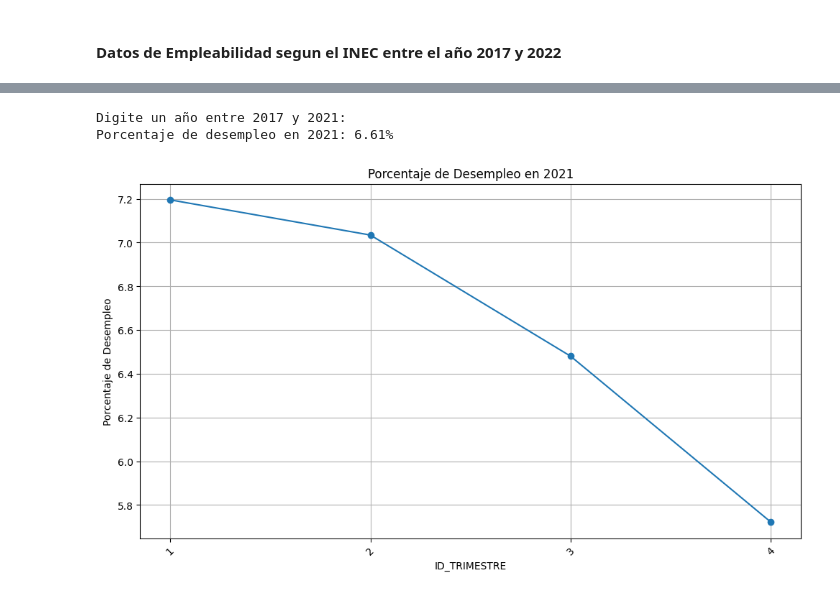
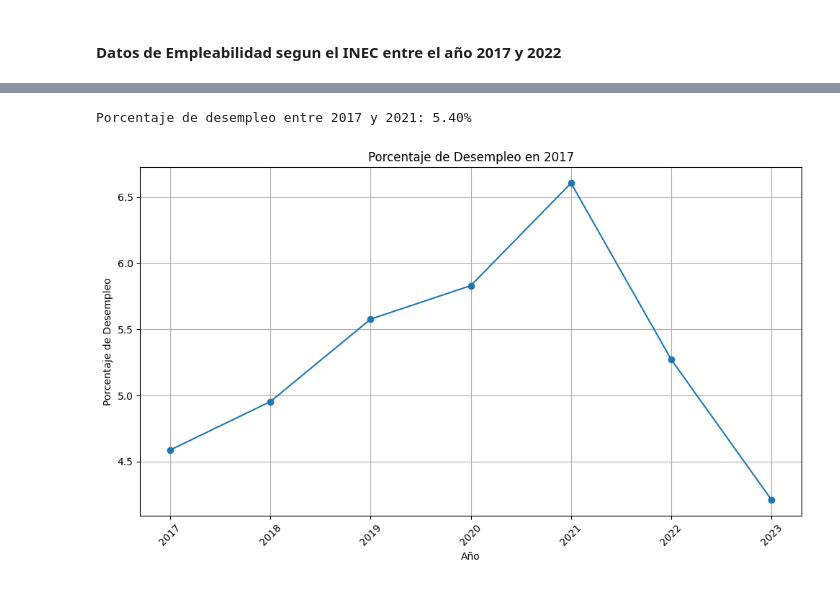
Before and after one commit to Jonamora91/PythonIAActividadFinal, a Jupyter notebook: Actividad Final.ipynb, the cells around one changed output, grey strips where cells are left out. Cells and saved outputs as stored; diff of their text form; code cells hidden in the pictures.

```diff
--- a/Actividad Final.ipynb
+++ b/Actividad Final.ipynb
@@ -166,3 +166,17 @@ def importarDatosDeArchivoSAV(sav_file_path):
 Para el poder obtener toda la informacion de los SV en una sola estructura se requiere instalar la siguiente libreria
 
 `pip install pandas pyreadstat`
+# %%
+import os
+import glob
+
+pyreadEstatInstalado = False
+
+try:
+    import pyreadstat
+except ImportError:
+    print("Error: La biblioteca 'pyreadstat' no está instalada. Instálala usando 'pip install pyreadstat'.")
+    pyreadEstatInstalado = False
+else:
+    pyreadEstatInstalado = True
+nombreCarpeta = "Encuesta INEC 2017-2022- Empleo"
@@ -208,12 +295,19 @@ from IPython.display import display
 import warnings
 
 warnings.simplefilter(action='ignore', category=FutureWarning)
-datosEmpleo = cargarTodosLosArchivosSAVEnDataset("Encuesta INEC 2017-2019- Empleo")
+datosEmpleo = cargarTodosLosArchivosSAVEnDataset(nombreCarpeta)
 
 pd.set_option('display.max_columns', None)
 
 if datosEmpleo is not None:
-    print("Datos combinados importados con éxito.")
+    print(f"Datos combinados importados con éxito. Cantidad de datos: {len(datosEmpleo)}"  )
 else:
     print("No se pudieron importar y combinar los datos.")
+
+def borrarListaArchivos(archivos):
+    for archivo in archivos:
+        nombreArchivo = archivo["FileName"]
+        borrarArchivos(nombreArchivo)
+
+borrarListaArchivos(archivosPorDescargar)
 # %% [output]
@@ -237,33 +331,30 @@ Datos combinados importados con éxito.
 # %%
 warnings.simplefilter(action='ignore', category=DeprecationWarning)
-anoEspecifico = ValidarAnnoDigitado()
-datos_ano = datosEmpleo[datosEmpleo['ID_AMO'] == anoEspecifico]
 
 # Calcular el porcentaje de desempleo
-total_personas = len(datos_ano)
-desempleados = datos_ano[(datos_ano['Desempleado'] == 1)].shape[0]
+total_personas = len(datosEmpleo)
+desempleados = datosEmpleo[(datosEmpleo['Desempleado'] == 1)].shape[0]
 porcentaje_desempleo = (desempleados / total_personas) * 100
 
-print(f"Porcentaje de desempleo en {anoEspecifico}: {porcentaje_desempleo:.2f}%")
+print(f"Porcentaje de desempleo entre 2017 y 2021: {porcentaje_desempleo:.2f}%")
 
 # Crear un DataFrame para los porcentajes de desempleo por trimestre/mes
-desempleo_tiempo = datos_ano.groupby('ID_TRIMESTRE').apply(lambda x: (x['Desempleado'] == 1).mean() * 100).reset_index()
-desempleo_tiempo.columns = ['ID_TRIMESTRE', 'Porcentaje_Desempleo']
+desempleo_tiempo = datosEmpleo.groupby('ID_AMO').apply(lambda x: (x['Desempleado'] == 1).mean() * 100).reset_index()
+desempleo_tiempo.columns = ['ID_AMO', 'Porcentaje_Desempleo']
 
 # Graficar la línea de tiempo
 plt.figure(figsize=(10, 6))
-plt.plot(desempleo_tiempo['ID_TRIMESTRE'], desempleo_tiempo['Porcentaje_Desempleo'], marker='o')
+plt.plot(desempleo_tiempo['ID_AMO'], desempleo_tiempo['Porcentaje_Desempleo'], marker='o')
 plt.title(f'Porcentaje de Desempleo en {anoEspecifico}')
-plt.xlabel('ID_TRIMESTRE')
+plt.xlabel('Año')
 plt.ylabel('Porcentaje de Desempleo')
 plt.xticks(rotation=45)
 plt.grid(True)
 plt.tight_layout()
-plt.xticks(desempleo_tiempo['ID_TRIMESTRE'])
+plt.xticks(desempleo_tiempo['ID_AMO'])
 
 # Mostrar la gráfica
 plt.show()
 # %% [output]
-Digite un año entre 2017 y 2021:
-Porcentaje de desempleo en 2021: 6.61%
+Porcentaje de desempleo entre 2017 y 2021: 5.40%
-[figure, old version]
+[figure, new version]
```
Also changed, not shown: parts of 13 cells of this notebook.
